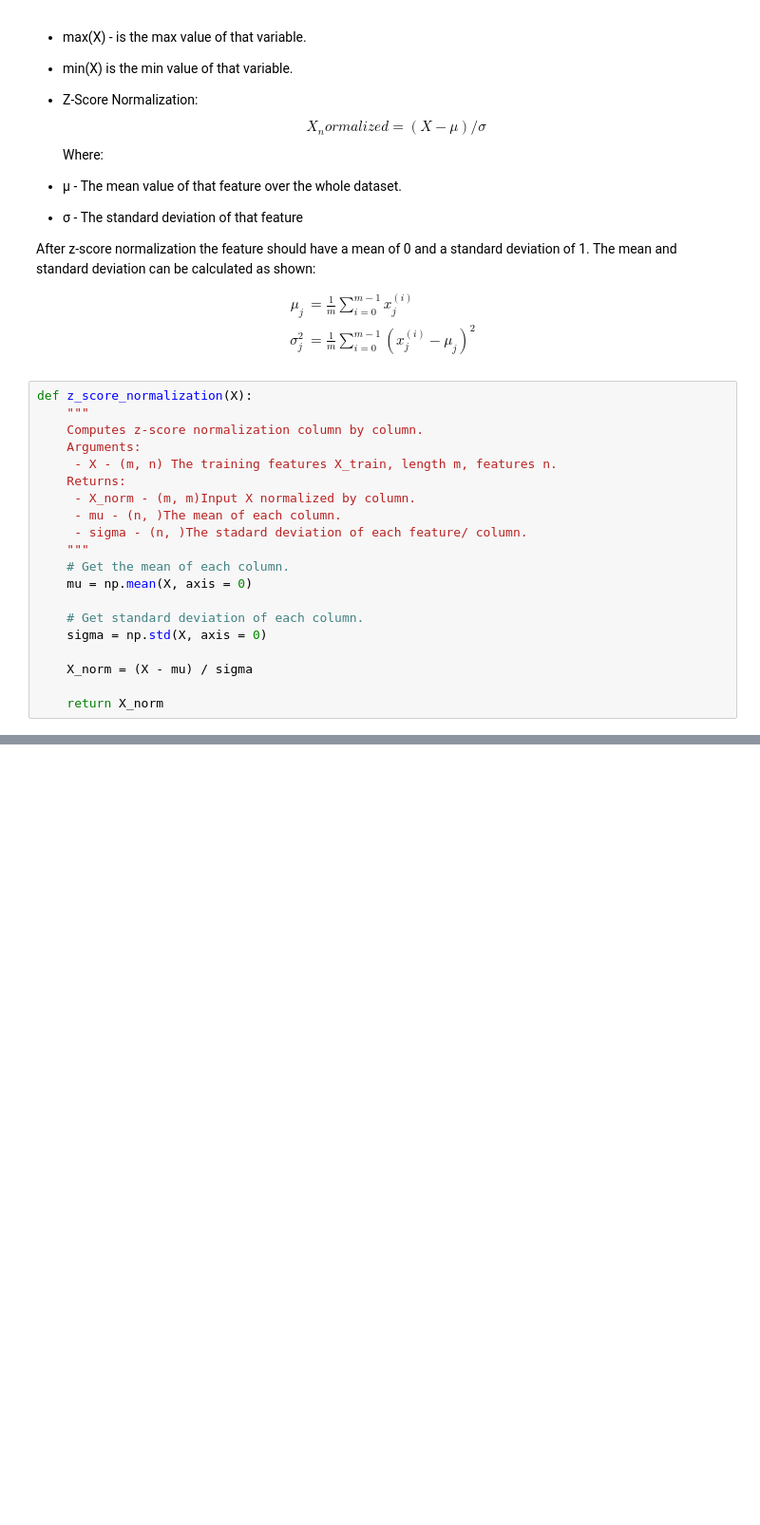
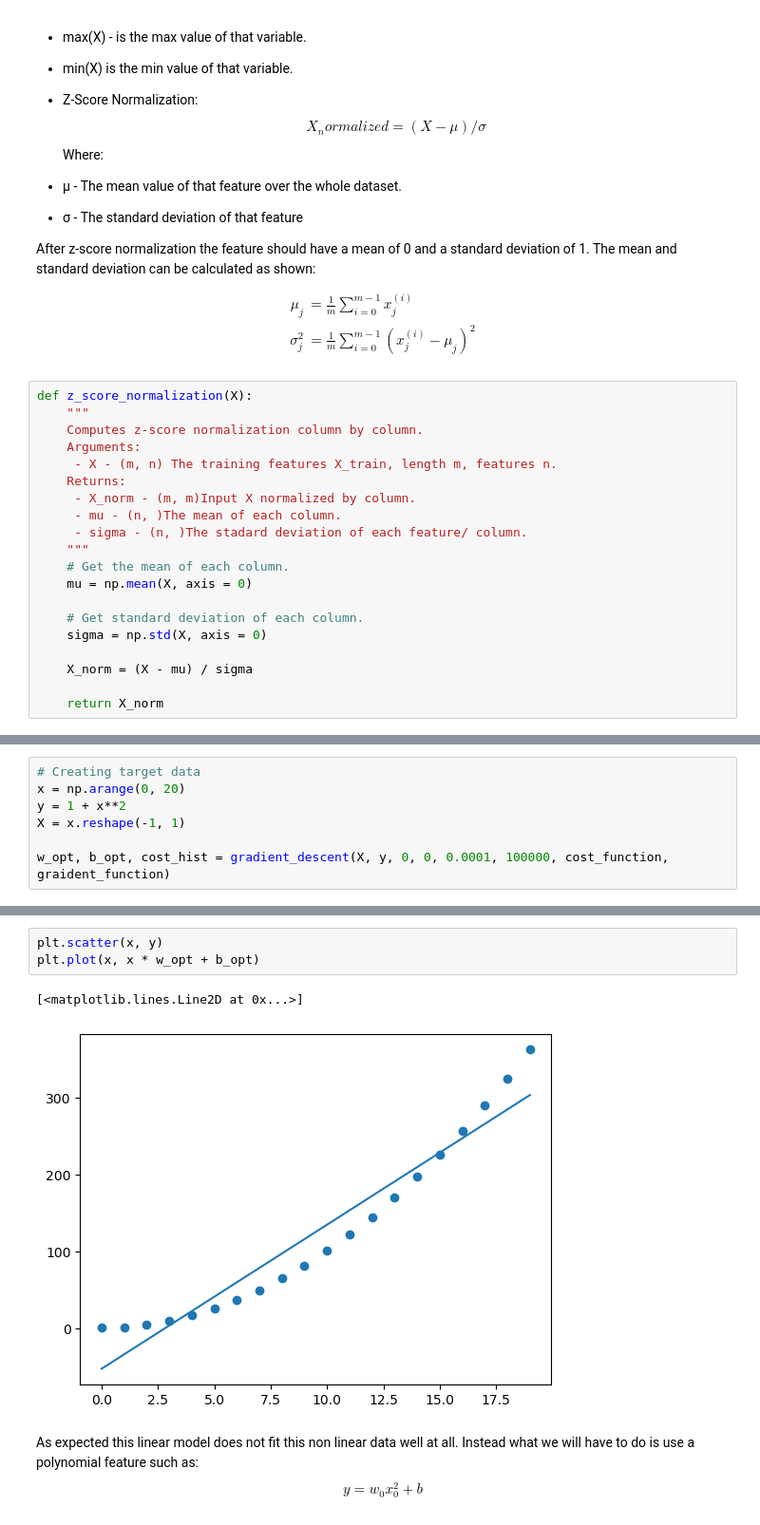
Before and after one commit to PimeTandas/machine-learning-courses-and-notes, a Jupyter notebook: supervised machine learning Andrew Ng/Week Two - Multiple Linear Regression.ipynb, the cells around one changed output, grey strips where cells are left out. Shown: that part at 95% size. Saved outputs shown, nothing was run; the diff lists cells and outputs as text; blank space fills up the shorter version.

Commit message:
Added some Polynomial Regression

```diff
--- a/supervised machine learning Andrew Ng/Week Two - Multiple Linear Regression.ipynb
+++ b/supervised machine learning Andrew Ng/Week Two - Multiple Linear Regression.ipynb
@@ -544,0 +550,7 @@ def z_score_normalization(X):
+# %%
+# Creating target data
+x = np.arange(0, 20)
+y = 1 + x**2
+X = x.reshape(-1, 1)
+
+w_opt, b_opt, cost_hist = gradient_descent(X, y, 0, 0, 0.0001, 100000, cost_function, graident_function)
@@ -544,0 +569,8 @@ def z_score_normalization(X):
+# %%
+plt.scatter(x, y)
+plt.plot(x, x * w_opt + b_opt)
+# %% [output]
+[<matplotlib.lines.Line2D at 0x...>]
+[figure, added]
+# %% [markdown]
+As expected this linear model does not fit this non linear data well at all. Instead what we will have to do is use a polynomial feature such as: $$y= w_0x_0^2 + b$$
```
Also changed, not shown: parts of 9 cells of this notebook.
